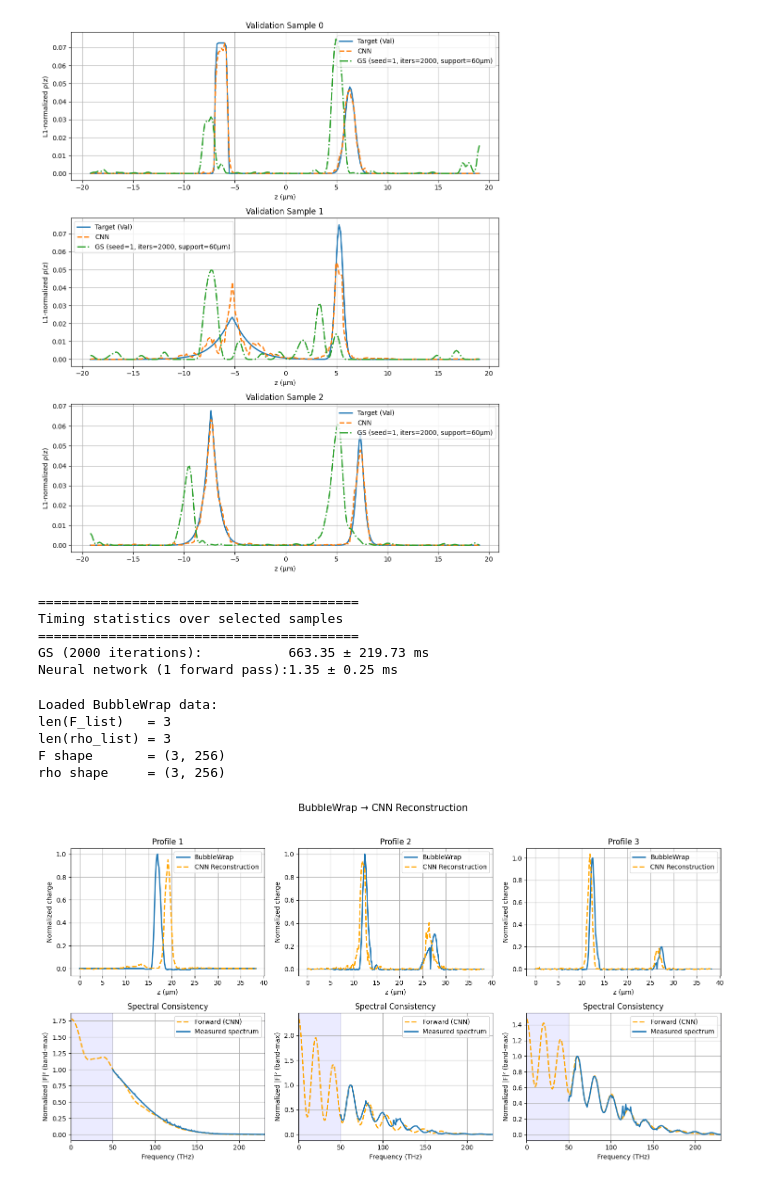
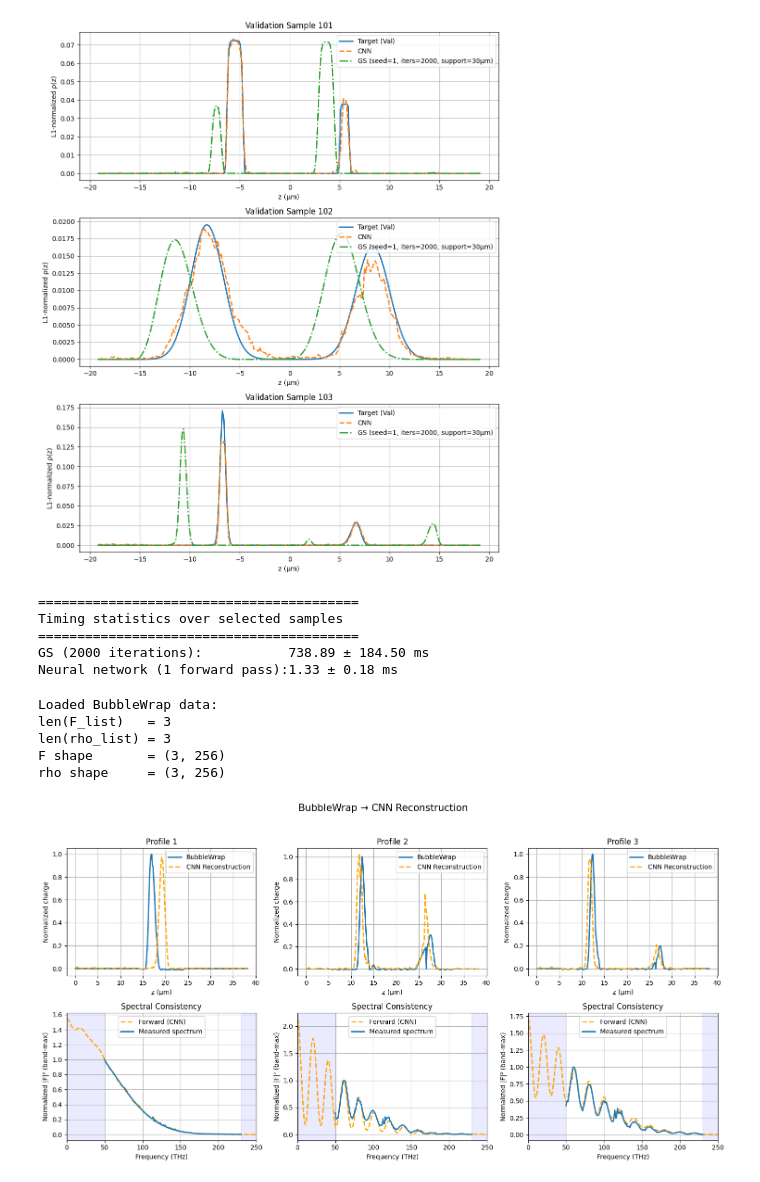
Before and after one commit to zewu-bi/Dilated_ResNet_phase_retrieval, a Jupyter notebook: 1D_Dilated_ResNet.ipynb, the cells around one changed output. Cells and saved outputs as stored; diff of their text form; code cells hidden in the pictures.

```diff
--- a/1D_Dilated_ResNet.ipynb
+++ b/1D_Dilated_ResNet.ipynb
@@ -27,10 +44,10 @@ Using device: cuda
 # %%
-# Cell 2: paths, hyperparameters, and shared settings
+# Cell 3: paths, hyperparameters, and shared settings
 
-img_folder    = "./dataset/G1_G2_g_f_s/img"
-target_folder = "./dataset/G1_G2_g_f_s/target"
+img_folder    = "./dataset/G1_G2_g_f_s_a/img"
+target_folder = "./dataset/G1_G2_g_f_s_a/target"
 
-num_exp = 38
+num_exp = 39
 sequence_length = 256
 batch_size = 256
 num_epochs = 200
@@ -44,14 +61,4 @@ f_min = 50
 f_max = 230
 f_display_max = 250
 pad_factor = 10
-
-# validation visualization
-vis_indices = [0, 1, 2]
-
-# GS comparison
-gs_iters = 2000
-gs_seed = 1
-use_support = True
-support_width_um = 60
-gs_selected_indices = [0, 1, 2]
 # %%
@@ -776,11 +365,14 @@ def gerchberg_saxton_multistart(
 # %%
 # Cell 10: CNN (unchanged) + GS (Figure2-style forward)
 
-# -----------------------------------------
-# Settings
-# -----------------------------------------
-dx = dx_um
-selected_indices = gs_selected_indices
+model.eval()
+
+gs_iters = 2000
+gs_seed = 1
+use_support = True
+support_width_um = 30
+
+vis_indices = [101, 102, 103]
 
 # -----------------------------------------
 # Timing containers
@@ -793,7 +385,7 @@ gs_times = []
 # -----------------------------------------
 fig, axes = plt.subplots(3, 1, figsize=(10, 12))
 
-for ax, i in zip(axes, selected_indices):
+for ax, i in zip(axes, vis_indices):
 
     img, tgt = val_dataset[i]
     img = img.unsqueeze(0).to(device)
@@ -831,7 +423,7 @@ for ax, i in zip(axes, selected_indices):
     I_meas = I_meas / torch.max(I_meas)
 
     N = rho_true.numel()
-    z_um = (np.arange(N) - N // 2) * dx
+    z_um = (np.arange(N) - N // 2) * dx_um
 
     if use_support:
         support_mask_np = (np.abs(z_um) <= support_width_um / 2).astype(np.float32)
@@ -869,39 +461,39 @@ for ax, i in zip(axes, selected_indices):
     # Plot
     # -----------------------------------------
     ax.plot(z_um, tgt_np, linewidth=2, label="Target (Val)")
     ax.plot(z_um, pred_cnn, linestyle="--", linewidth=2, label="CNN")
     ax.plot(z_um, rho_gs, linestyle="-.", linewidth=2,
             label=f"GS (seed={gs_seed}, iters={gs_iters}"
                   + (f", support={support_width_um}μm" if use_support else "") + ")")
 
     ax.set_xlabel("z (μm)")
     ax.set_ylabel("L1-normalized ρ(z)")
     ax.set_title(f"Validation Sample {i}")
     ax.grid(True)
     ax.legend()
 
 plt.tight_layout()
 plt.show()
 
 # =========================================
 # Timing statistics
 # =========================================
 
 nn_times = np.array(nn_times)
 gs_times = np.array(gs_times)
 
 print("=========================================")
 print("Timing statistics over selected samples")
 print("=========================================")
 print(f"GS (2000 iterations):           {gs_times.mean():.2f} ± {gs_times.std():.2f} ms")
 print(f"Neural network (1 forward pass):{nn_times.mean():.2f} ± {nn_times.std():.2f} ms")
 # %% [output]
-[figure, old version]
+[figure, new version]
 =========================================
 Timing statistics over selected samples
 =========================================
-GS (2000 iterations):           663.35 ± 219.73 ms
-Neural network (1 forward pass):1.35 ± 0.25 ms
+GS (2000 iterations):           738.89 ± 184.50 ms
+Neural network (1 forward pass):1.33 ± 0.18 ms
 # %%
 # Cell 11: BubbleWrap preprocessing only
 
@@ -984,17 +571,9 @@ len(rho_list) = 3
 F shape       = (3, 256)
 rho shape     = (3, 256)
 # %%
-# =========================================
 # Cell 12: BubbleWrap → CNN Reconstruction
-# 2 × 3 layout version
-# =========================================
 
 model.eval()
-dx = dx_um
-f_min = 50
-f_max = 230
-f_display_max = 230
-pad_factor = 10
 
 fig, axes = plt.subplots(2, 3, figsize=(15, 8))
 fig.suptitle("BubbleWrap → CNN Reconstruction", fontsize=15)
@@ -1017,7 +596,7 @@ for col in range(3):
 
     # ================= TOP ROW: profile =================
     N = len(tgt)
-    z = np.arange(N) * dx
+    z = np.arange(N) * dx_um
 
     ax_top = axes[0, col]
     ax_top.plot(z, tgt, linewidth=2, label="BubbleWrap")
@@ -1081,4 +660,4 @@ for col in range(3):
 plt.tight_layout(rect=[0, 0, 1, 0.95])
 plt.show()
 # %% [output]
-[figure, old version]
+[figure, new version]
```
Also changed, not shown: parts of 12 cells of this notebook, 10 other files.
